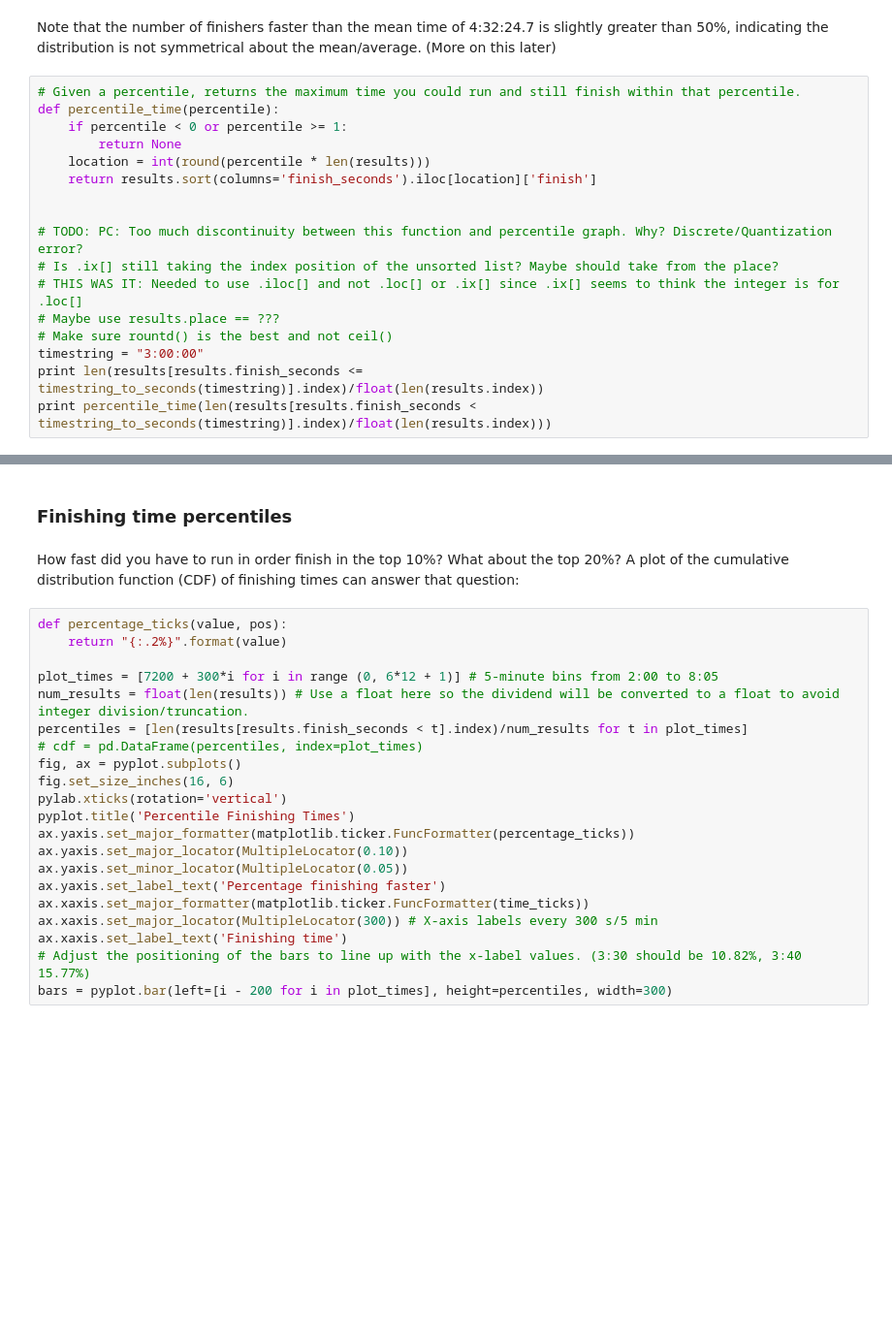
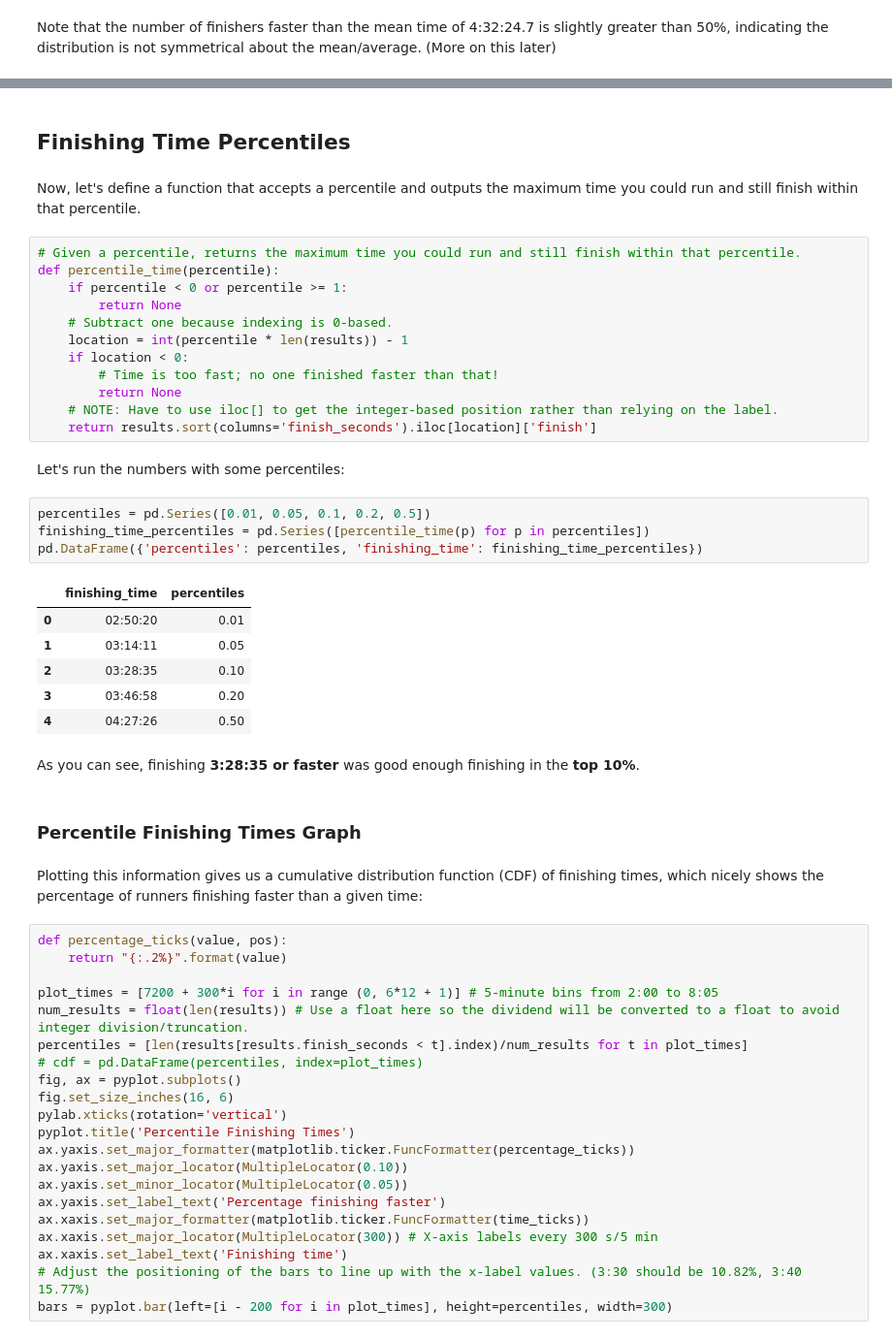
Before and after one commit to pchng/cm2013, a Jupyter notebook: 2013 Chicago Marathon Analysis.ipynb, the cells around one changed output, grey strips where cells are left out. Shown: that part at 97% size. Cells and saved outputs as stored; diff of their text form; blank space fills up the shorter version.

Commit message:
Percentile finishing times and inverse function.

```diff
--- a/2013 Chicago Marathon Analysis.ipynb
+++ b/2013 Chicago Marathon Analysis.ipynb
@@ -142,20 +142,3 @@ seconds_to_timestring(results[results.gender == 'W'].finish_seconds.mean())
 '53.74%'
 # %% [markdown]
 Note that the number of finishers faster than the mean time of 4:32:24.7 is slightly greater than 50%, indicating the distribution is not symmetrical about the mean/average. (More on this later)
-# %%
-# Given a percentile, returns the maximum time you could run and still finish within that percentile.
-def percentile_time(percentile):
-    if percentile < 0 or percentile >= 1:
-        return None
-    location = int(round(percentile * len(results)))
-    return results.sort(columns='finish_seconds').iloc[location]['finish']
-
-
-# TODO: PC: Too much discontinuity between this function and percentile graph. Why? Discrete/Quantization error?
-# Is .ix[] still taking the index position of the unsorted list? Maybe should take from the place?
-# THIS WAS IT: Needed to use .iloc[] and not .loc[] or .ix[] since .ix[] seems to think the integer is for .loc[]
-# Maybe use results.place == ???
-# Make sure rountd() is the best and not ceil()
-timestring = "3:00:00"
-print len(results[results.finish_seconds <= timestring_to_seconds(timestring)].index)/float(len(results.index))
-print percentile_time(len(results[results.finish_seconds < timestring_to_seconds(timestring)].index)/float(len(results.index)))
@@ -165,7 +145,38 @@ print percentile_time(len(results[results.finish_seconds < timestring_to_seconds
 # %% [markdown]
-### Finishing time percentiles
+## Finishing Time Percentiles
-# %% [markdown]
-How fast did you have to run in order finish in the top 10%? What about the top 20%? A plot of the cumulative distribution function (CDF) of finishing times can answer that question:
+# %% [markdown]
+Now, let's define a function that accepts a percentile and outputs the maximum time you could run and still finish within that percentile.
+# %%
+# Given a percentile, returns the maximum time you could run and still finish within that percentile.
+def percentile_time(percentile):
+    if percentile < 0 or percentile >= 1:
+        return None
+    # Subtract one because indexing is 0-based.
+    location = int(percentile * len(results)) - 1
+    if location < 0:
+        # Time is too fast; no one finished faster than that!
+        return None
+    # NOTE: Have to use iloc[] to get the integer-based position rather than relying on the label.
+    return results.sort(columns='finish_seconds').iloc[location]['finish']
+# %% [markdown]
+Let's run the numbers with some percentiles:
+# %%
+percentiles = pd.Series([0.01, 0.05, 0.1, 0.2, 0.5])
+finishing_time_percentiles = pd.Series([percentile_time(p) for p in percentiles])
+pd.DataFrame({'percentiles': percentiles, 'finishing_time': finishing_time_percentiles})
+# %% [output]
+|  | finishing_time | percentiles |
+| 0 | 02:50:20 | 0.01 |
+| 1 | 03:14:11 | 0.05 |
+| 2 | 03:28:35 | 0.10 |
+| 3 | 03:46:58 | 0.20 |
+| 4 | 04:27:26 | 0.50 |
+# %% [markdown]
+As you can see, finishing **3:28:35 or faster** was good enough finishing in the **top 10%**.
+# %% [markdown]
+### Percentile Finishing Times Graph
+# %% [markdown]
+Plotting this information gives us a cumulative distribution function (CDF) of finishing times, which nicely shows the percentage of runners finishing faster than a given time:
 # %%
 def percentage_ticks(value, pos):
     return "{:.2%}".format(value)
```
Also changed, not shown: parts of 6 cells of this notebook.
